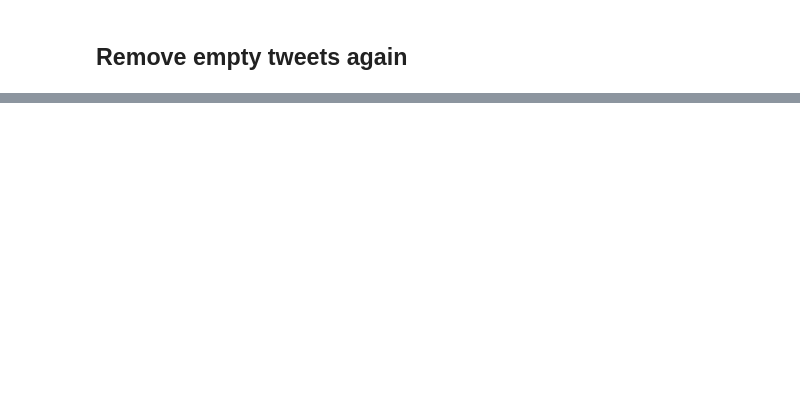
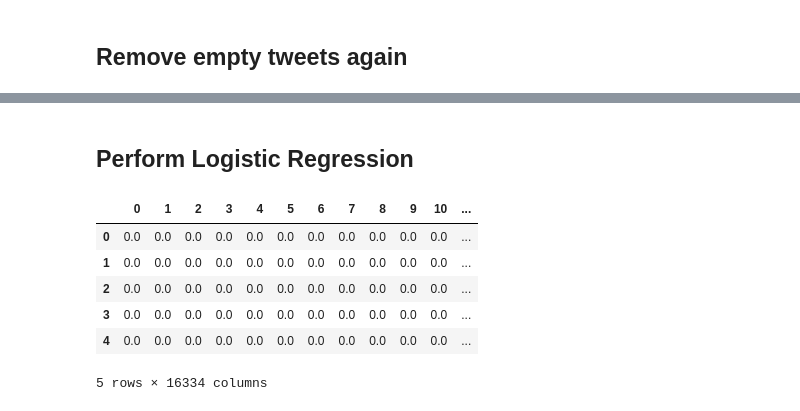
Before and after one commit to nefelitav/vaccine-sentiment-classifier, a Jupyter notebook: vaccine.ipynb, the cells around one changed output, grey strips where cells are left out. Cells and saved outputs as stored; diff of their text form; code cells hidden in the pictures; blank space fills up the shorter version.

```diff
--- a/vaccine.ipynb
+++ b/vaccine.ipynb
@@ -185,5 +218,4 @@ df.shape
 # %%
 cv = CountVectorizer(stop_words='english')
-cvw = cv.fit_transform(df['clean_tweet'])
-dfc = pd.DataFrame(cvw.A,columns=cv.get_feature_names())
-dfc
+word_count_vector_train = cv.fit_transform(df['clean_tweet'])
+#word_count_vector_train.shape
@@ -207,0 +224,7 @@ pd.DataFrame(tf_idf_v.todense(),columns=cv.get_feature_names())
+# %%
+tfidf_transformer = TfidfTransformer(smooth_idf = True, use_idf = True)
+tfidf_transformer.fit(word_count_vector_train)
+
+# print idf values sorted by ascending order
+df_idf = pd.DataFrame(tfidf_transformer.idf_, index=cv.get_feature_names(),columns=["idf_weights"])
+df_idf.sort_values(by=['idf_weights'])
@@ -207,0 +276,7 @@ pd.DataFrame(tf_idf_v.todense(),columns=cv.get_feature_names())
+# %%
+word_count_vector_dev = cv.transform(df2['clean_tweet'])
+count_vector_dev = cv.transform(df2['clean_tweet'])
+tf_idf_vector_dev = tfidf_transformer.transform(count_vector_dev)
+first_document_vector_dev = tf_idf_vector_dev[0]
+df4 = pd.DataFrame(first_document_vector_dev.T.todense(), index=feature_names, columns=["tfidf"])
+df4.sort_values(by=["tfidf"],ascending=False)
@@ -207,0 +297,18 @@ pd.DataFrame(tf_idf_v.todense(),columns=cv.get_feature_names())
+# %% [markdown]
+## Perform Logistic Regression
+# %%
+tf_idf_vector
+tf_idf_vector_dev
+x_train = pd.DataFrame.sparse.from_spmatrix(tf_idf_vector)
+x_dev = pd.DataFrame.sparse.from_spmatrix(tf_idf_vector_dev)
+y_train = df["label"]
+y_dev = df2["label"]
+x_train.head()
+# %% [output]
+|  | 0 | 1 | 2 | 3 | 4 | 5 | 6 | 7 | 8 | 9 | 10 | ... |
+| 0 | 0.0 | 0.0 | 0.0 | 0.0 | 0.0 | 0.0 | 0.0 | 0.0 | 0.0 | 0.0 | 0.0 | ... |
+| 1 | 0.0 | 0.0 | 0.0 | 0.0 | 0.0 | 0.0 | 0.0 | 0.0 | 0.0 | 0.0 | 0.0 | ... |
+| 2 | 0.0 | 0.0 | 0.0 | 0.0 | 0.0 | 0.0 | 0.0 | 0.0 | 0.0 | 0.0 | 0.0 | ... |
+| 3 | 0.0 | 0.0 | 0.0 | 0.0 | 0.0 | 0.0 | 0.0 | 0.0 | 0.0 | 0.0 | 0.0 | ... |
+| 4 | 0.0 | 0.0 | 0.0 | 0.0 | 0.0 | 0.0 | 0.0 | 0.0 | 0.0 | 0.0 | 0.0 | ... |
+5 rows × 16334 columns
```
Also changed, not shown: parts of 36 cells of this notebook, 3 other files.
